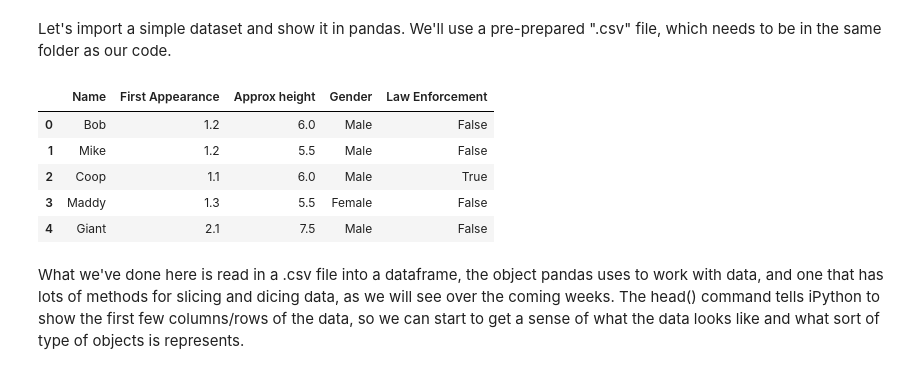
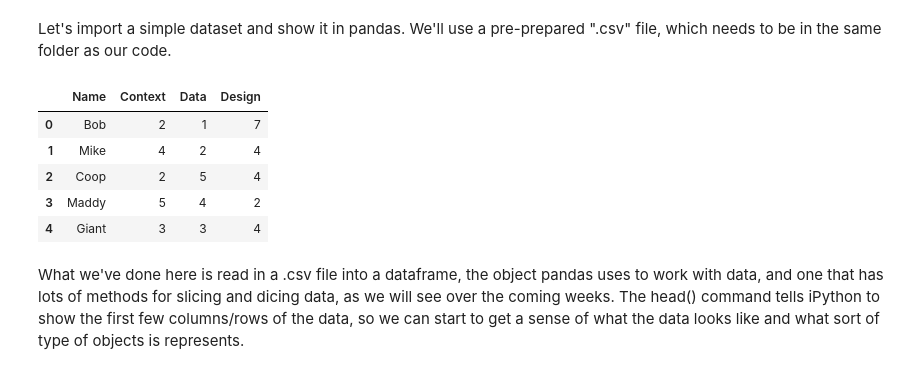
Before and after one commit to anastefan176/QM2, a Jupyter notebook: W1_Python_Recap.ipynb, the cells around one changed output. Saved outputs shown, nothing was run; the diff lists cells and outputs as text; code cells hidden in the pictures.

```diff
--- a/W1_Python_Recap.ipynb
+++ b/W1_Python_Recap.ipynb
@@ -197,15 +199,15 @@ import matplotlib
 # %% [markdown]
 Let's import a simple dataset and show it in pandas. We'll use a pre-prepared ".csv" file, which needs to be in the same folder as our code.
 # %%
-data = pandas.read_csv('./data/wk1/data.csv')
+data = pandas.read_csv('./data/wk1/sample_group.csv')
 data.head()
 # %% [output]
-|  | Name | First Appearance | Approx height | Gender | Law Enforcement |
-| 0 | Bob | 1.2 | 6.0 | Male | False |
-| 1 | Mike | 1.2 | 5.5 | Male | False |
-| 2 | Coop | 1.1 | 6.0 | Male | True |
-| 3 | Maddy | 1.3 | 5.5 | Female | False |
-| 4 | Giant | 2.1 | 7.5 | Male | False |
+|  | Name | Context | Data | Design |
+| 0 | Bob | 2 | 1 | 7 |
+| 1 | Mike | 4 | 2 | 4 |
+| 2 | Coop | 2 | 5 | 4 |
+| 3 | Maddy | 5 | 4 | 2 |
+| 4 | Giant | 3 | 3 | 4 |
 # %% [markdown]
 What we've done here is read in a .csv file into a dataframe, the object pandas uses to work with data, and one that has lots of methods for slicing and dicing data, as we will see over the coming weeks. The head() command tells iPython to show the first few columns/rows of the data, so we can start to get a sense of what the data looks like and what sort of type of objects is represents.
 # %% [markdown]
```
Also changed, not shown: parts of 12 cells of this notebook.
